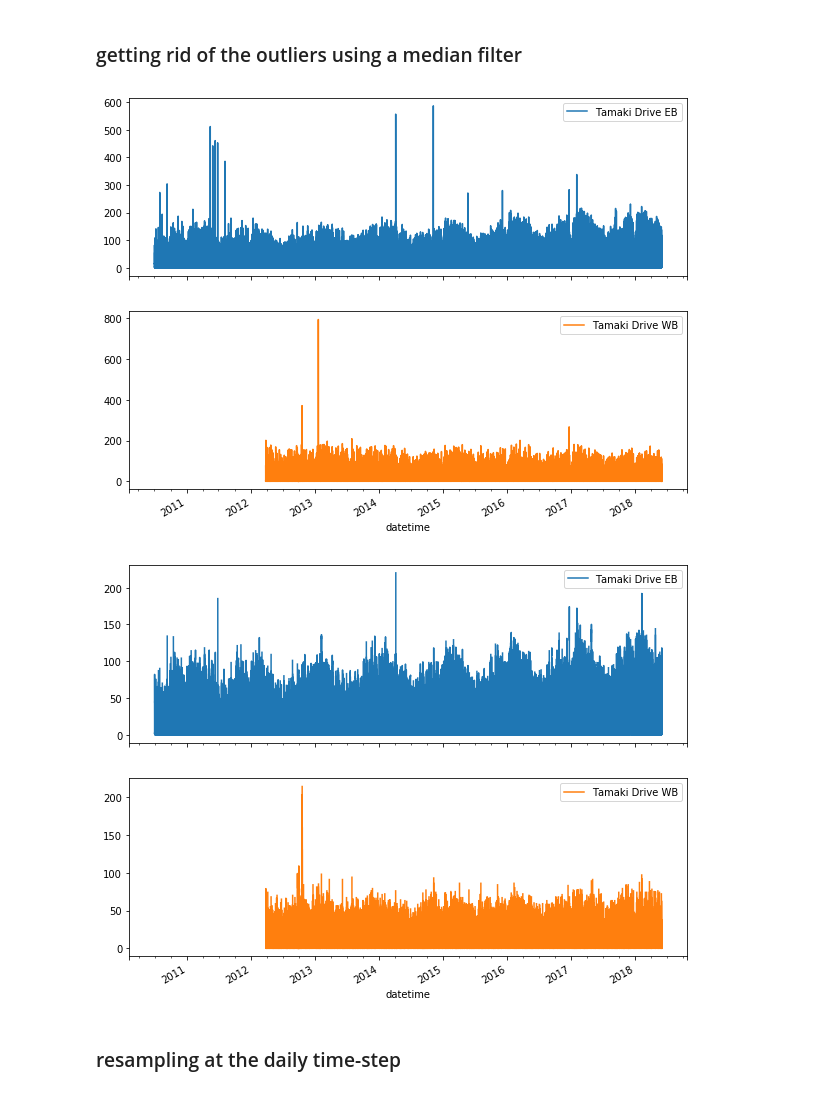
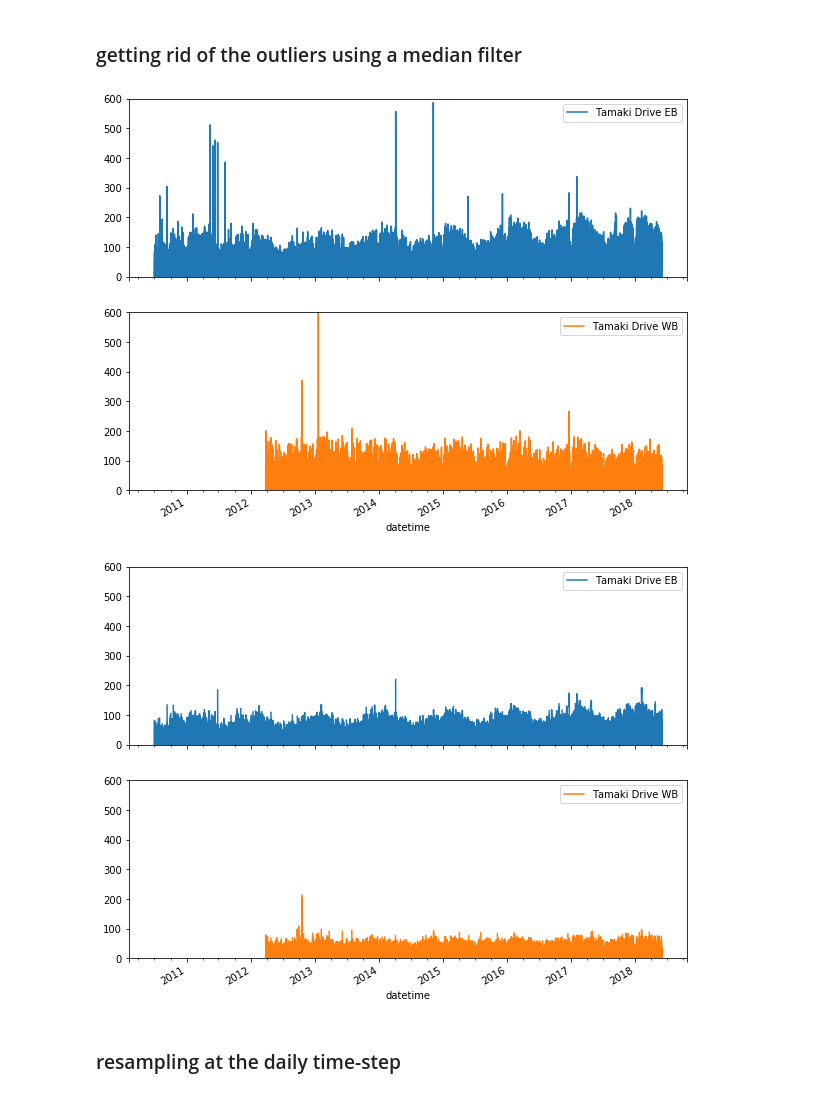
Before and after one commit to kinow/Auckland_cycling, a Jupyter notebook: notebooks/time-series.ipynb, the cells around one changed output. Saved outputs shown, nothing was run; the diff lists cells and outputs as text; code cells hidden in the pictures.

```diff
--- a/notebooks/time-series.ipynb
+++ b/notebooks/time-series.ipynb
@@ -178,9 +189,9 @@ ax.set_ylabel('cyclists number');
 # %% [markdown]
 ### getting rid of the outliers using a median filter
 # %%
-df.plot(subplots=True, figsize=(10, 8));
+df.plot(subplots=True, figsize=(10, 8), **{'ylim':[0, 600]});
 # %% [output]
-[figure, old version]
+[figure, new version]
 # %%
 def median_filter(df, varname = 'Tamaki Drive EB', window=24, std=2):
 
@@ -197,3 +208,5 @@ def median_filter(df, varname = 'Tamaki Drive EB', window=24, std=2):
     dfc.loc[dfc.loc[:,varname] <= dfc['median']-std*dfc['std'], varname] = np.nan
 
     return dfc.loc[:, varname]
+# %%
+df_filtered = df.copy()
@@ -200,2 +215,4 @@ def median_filter(df, varname = 'Tamaki Drive EB', window=24, std=2):
+# %%
+std = 2
 # %%
 varname = 'Tamaki Drive EB'
@@ -204,13 +219,13 @@ window = 24
 # %%
-df.loc[:,varname] = median_filter(df, varname = varname, window=window, std=2)
+df_filtered.loc[:,varname] = median_filter(df_filtered, varname = varname, window=window, std=std)
 # %%
 varname = 'Tamaki Drive WB'
 # %%
-df.loc[:,varname] = median_filter(df, varname = varname, window=window, std=2)
+df_filtered.loc[:,varname] = median_filter(df_filtered, varname = varname, window=window, std=std)
 # %%
-df.plot(subplots=True, figsize=(10, 8));
+df_filtered.plot(subplots=True, figsize=(10, 8), **{'ylim':[0, 600]});
 # %% [output]
-[figure, old version]
+[figure, new version]
 # %% [markdown]
 ### resampling at the daily time-step
 # %%
```
Also changed, not shown: parts of 32 cells of this notebook.
